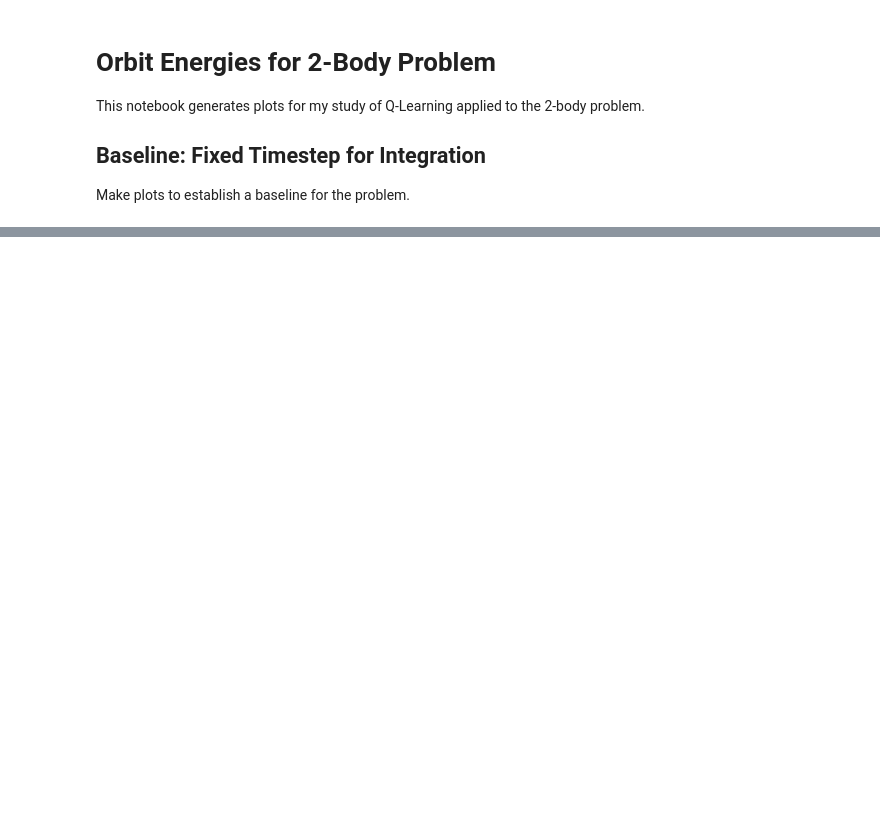
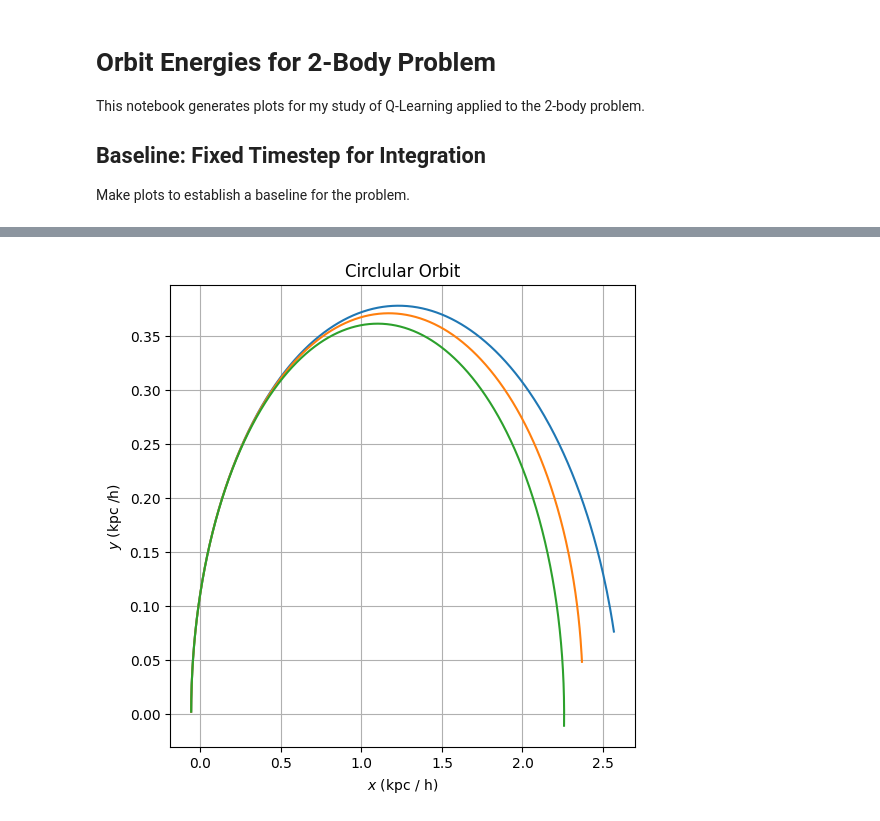
Before and after one commit to bauerj4/reinforcement-learning-based-nbody-timestepping, a Jupyter notebook: notebooks/two_body_orbits_q_learning.ipynb, the cells around one changed output, grey strips where cells are left out. Drawn from its saved outputs; the diff is of its cells as text; code cells hidden in the pictures; blank space fills up the shorter version.

```diff
--- a/notebooks/two_body_orbits_q_learning.ipynb
+++ b/notebooks/two_body_orbits_q_learning.ipynb
@@ -112,0 +236,29 @@ plt.plot(
+# %%
+agent_p1_e_0 = pd.read_csv(
+    os.path.join(data_dir, agent_elliptical, "episode.particle.0.0.dat"),
+    names=["Time (Gyr)", "x", "y", "z", "vx", "vy", "vz", "ax", "ay", "az"]
+)
+
+agent_p1_e_10 = pd.read_csv(
+    os.path.join(data_dir, agent_elliptical, "episode.particle.0.9.dat"),
+    names=["Time (Gyr)", "x", "y", "z", "vx", "vy", "vz", "ax", "ay", "az"]
+)
+
+agent_p1_e_100 = pd.read_csv(
+    os.path.join(data_dir, agent_elliptical, "episode.particle.0.99.dat"),
+    names=["Time (Gyr)", "x", "y", "z", "vx", "vy", "vz", "ax", "ay", "az"]
+)
+# Create a figure with two subplots sharing the y-axis
+fig, ax1 = plt.subplots(1, 1, figsize=(6, 6), sharey=True)
+
+# Plot the first orbit on the first panel
+ax1.plot(agent_p1_e_0['x'], agent_p1_e_0['y'], label="Episode 0")
+ax1.plot(agent_p1_e_10['x'], agent_p1_e_10['y'], label="Episode 10")
+ax1.plot(agent_p1_e_100['x'], agent_p1_e_100['y'], label="Episode 100")
+
+ax1.set_xlabel("$x$ (kpc / h)")
+ax1.set_ylabel("$y$ (kpc /h)")
+ax1.set_title("Circlular Orbit")
+ax1.grid(True)
+# %% [output]
+[figure, added]
```
Also changed, not shown: parts of 8 cells of this notebook, 12 other files.
